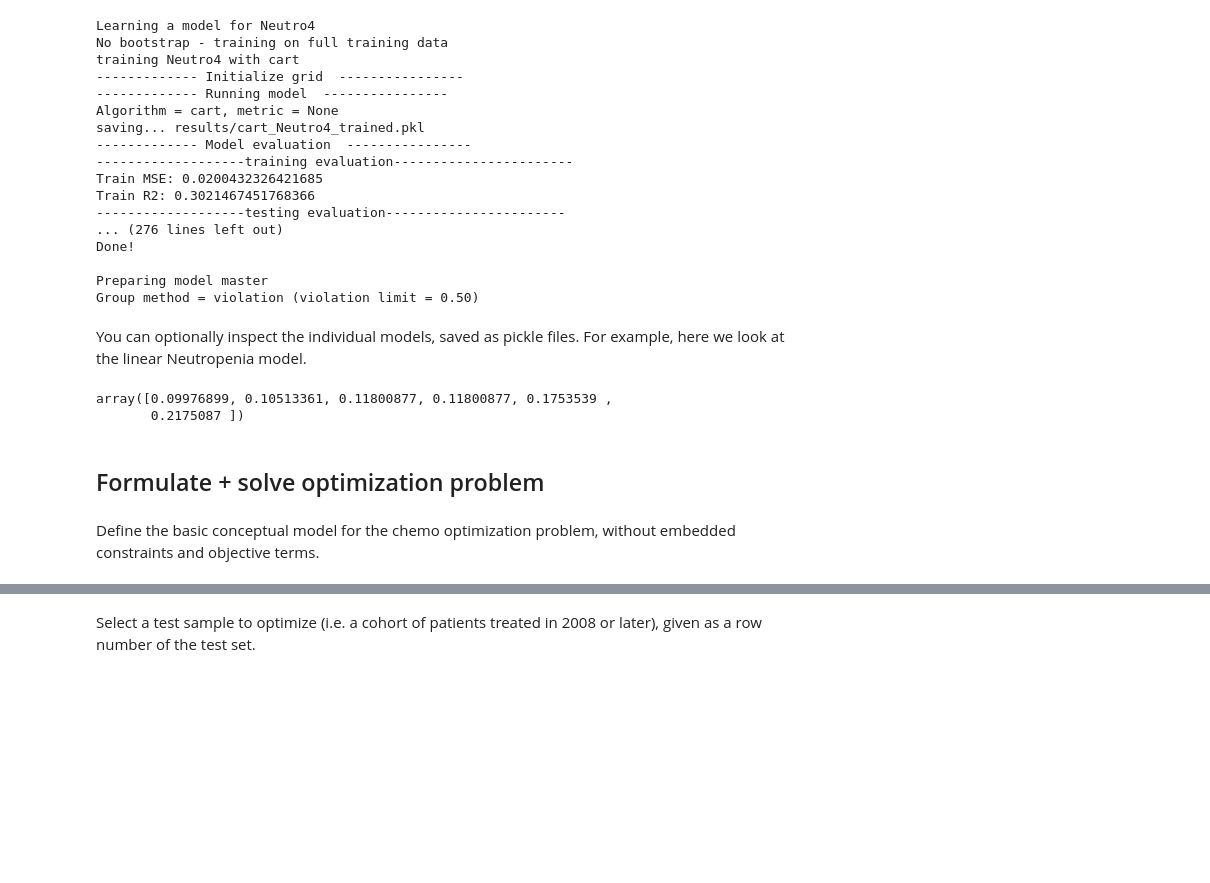
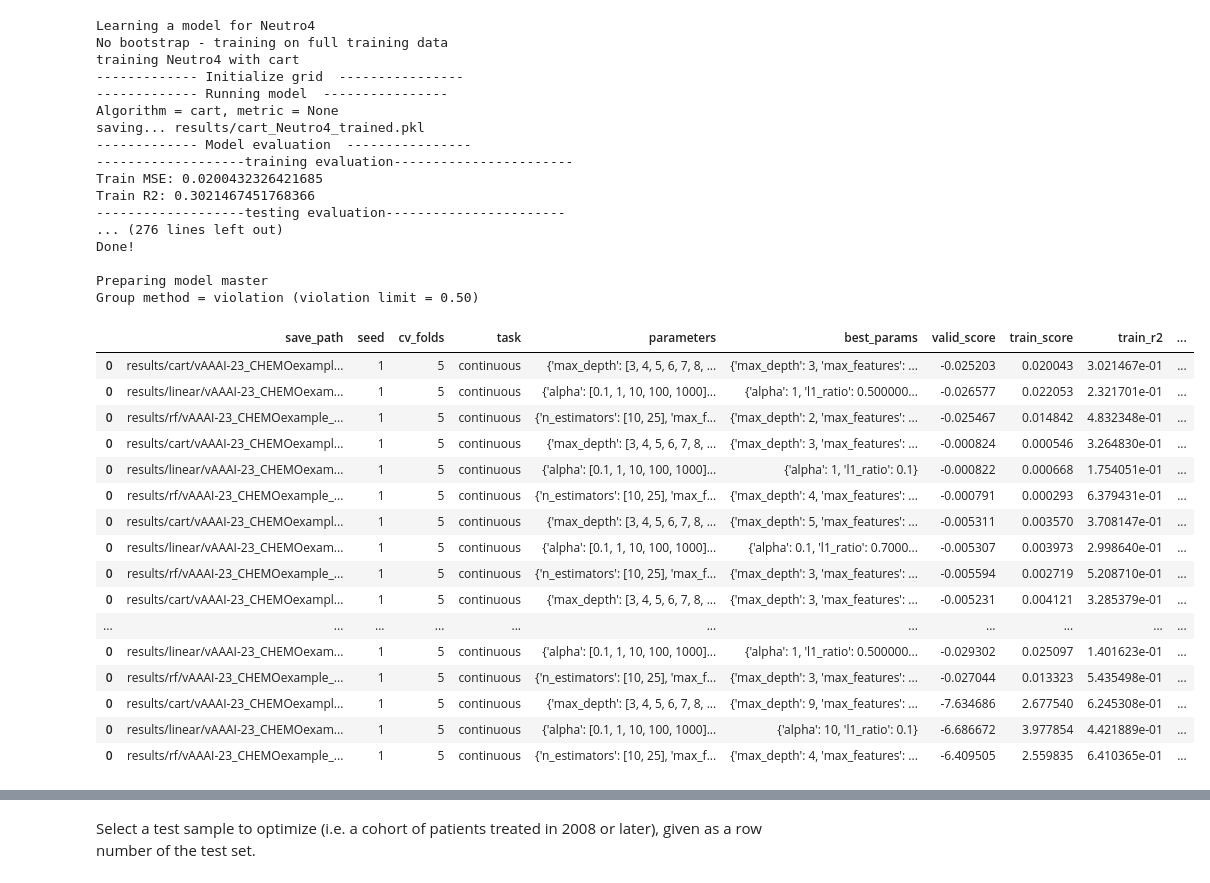
Before and after one commit to hwiberg/OptiCL, a Jupyter notebook: notebooks/Chemotherapy/Chemotherapy case study.ipynb, the cells around one changed output, grey strips where cells are left out. Saved outputs shown, nothing was run; the diff lists cells and outputs as text; code cells hidden in the pictures; blank space fills up the shorter version.

```diff
--- a/notebooks/Chemotherapy/Chemotherapy case study.ipynb
+++ b/notebooks/Chemotherapy/Chemotherapy case study.ipynb
@@ -131,21 +214,3 @@ Done!
 
 Preparing model master
 Group method = violation (violation limit = 0.50)
-# %% [markdown]
-You can optionally inspect the individual models, saved as pickle files. For example, here we look at the linear Neutropenia model.
-# %%
-import pickle as pkl
-outcome = 'Neutro4'
-model_path = 'results/linear_%s_trained.pkl' % outcome
-with open(model_path, "rb") as input_file:
-    m = pkl.load(input_file)
-
-# Generate predictions for the first 5 patients in the test set
-m.predict(datasets_test[outcome][0].loc[0:5, :])
-# %% [output]
-array([0.09976899, 0.10513361, 0.11800877, 0.11800877, 0.1753539 ,
-       0.2175087 ])
-# %% [markdown]
-## Formulate + solve optimization problem
-# %% [markdown]
-Define the basic conceptual model for the chemo optimization problem, without embedded constraints and objective terms.
@@ -181,0 +217,20 @@ def init_conceptual_model(pt, contex_vars):
+# %%
+performance
+# %% [output]
+|  | save_path | seed | cv_folds | task | parameters | best_params | valid_score | train_score | train_r2 | ... |
+| 0 | results/cart/vAAAI-23_CHEMOexampl... | 1 | 5 | continuous | {'max_depth': [3, 4, 5, 6, 7, 8, ... | {'max_depth': 3, 'max_features': ... | -0.025203 | 0.020043 | 3.021467e-01 | ... |
+| 0 | results/linear/vAAAI-23_CHEMOexam... | 1 | 5 | continuous | {'alpha': [0.1, 1, 10, 100, 1000]... | {'alpha': 1, 'l1_ratio': 0.500000... | -0.026577 | 0.022053 | 2.321701e-01 | ... |
+| 0 | results/rf/vAAAI-23_CHEMOexample_... | 1 | 5 | continuous | {'n_estimators': [10, 25], 'max_f... | {'max_depth': 2, 'max_features': ... | -0.025467 | 0.014842 | 4.832348e-01 | ... |
+| 0 | results/cart/vAAAI-23_CHEMOexampl... | 1 | 5 | continuous | {'max_depth': [3, 4, 5, 6, 7, 8, ... | {'max_depth': 3, 'max_features': ... | -0.000824 | 0.000546 | 3.264830e-01 | ... |
+| 0 | results/linear/vAAAI-23_CHEMOexam... | 1 | 5 | continuous | {'alpha': [0.1, 1, 10, 100, 1000]... | {'alpha': 1, 'l1_ratio': 0.1} | -0.000822 | 0.000668 | 1.754051e-01 | ... |
+| 0 | results/rf/vAAAI-23_CHEMOexample_... | 1 | 5 | continuous | {'n_estimators': [10, 25], 'max_f... | {'max_depth': 4, 'max_features': ... | -0.000791 | 0.000293 | 6.379431e-01 | ... |
+| 0 | results/cart/vAAAI-23_CHEMOexampl... | 1 | 5 | continuous | {'max_depth': [3, 4, 5, 6, 7, 8, ... | {'max_depth': 5, 'max_features': ... | -0.005311 | 0.003570 | 3.708147e-01 | ... |
+| 0 | results/linear/vAAAI-23_CHEMOexam... | 1 | 5 | continuous | {'alpha': [0.1, 1, 10, 100, 1000]... | {'alpha': 0.1, 'l1_ratio': 0.7000... | -0.005307 | 0.003973 | 2.998640e-01 | ... |
+| 0 | results/rf/vAAAI-23_CHEMOexample_... | 1 | 5 | continuous | {'n_estimators': [10, 25], 'max_f... | {'max_depth': 3, 'max_features': ... | -0.005594 | 0.002719 | 5.208710e-01 | ... |
+| 0 | results/cart/vAAAI-23_CHEMOexampl... | 1 | 5 | continuous | {'max_depth': [3, 4, 5, 6, 7, 8, ... | {'max_depth': 3, 'max_features': ... | -0.005231 | 0.004121 | 3.285379e-01 | ... |
+| ... | ... | ... | ... | ... | ... | ... | ... | ... | ... | ... |
+| 0 | results/linear/vAAAI-23_CHEMOexam... | 1 | 5 | continuous | {'alpha': [0.1, 1, 10, 100, 1000]... | {'alpha': 1, 'l1_ratio': 0.500000... | -0.029302 | 0.025097 | 1.401623e-01 | ... |
+| 0 | results/rf/vAAAI-23_CHEMOexample_... | 1 | 5 | continuous | {'n_estimators': [10, 25], 'max_f... | {'max_depth': 3, 'max_features': ... | -0.027044 | 0.013323 | 5.435498e-01 | ... |
+| 0 | results/cart/vAAAI-23_CHEMOexampl... | 1 | 5 | continuous | {'max_depth': [3, 4, 5, 6, 7, 8, ... | {'max_depth': 9, 'max_features': ... | -7.634686 | 2.677540 | 6.245308e-01 | ... |
+| 0 | results/linear/vAAAI-23_CHEMOexam... | 1 | 5 | continuous | {'alpha': [0.1, 1, 10, 100, 1000]... | {'alpha': 10, 'l1_ratio': 0.1} | -6.686672 | 3.977854 | 4.421889e-01 | ... |
+| 0 | results/rf/vAAAI-23_CHEMOexample_... | 1 | 5 | continuous | {'n_estimators': [10, 25], 'max_f... | {'max_depth': 4, 'max_features': ... | -6.409505 | 2.559835 | 6.410365e-01 | ... |
```
Also changed, not shown: parts of 25 cells of this notebook, 1 other file.
